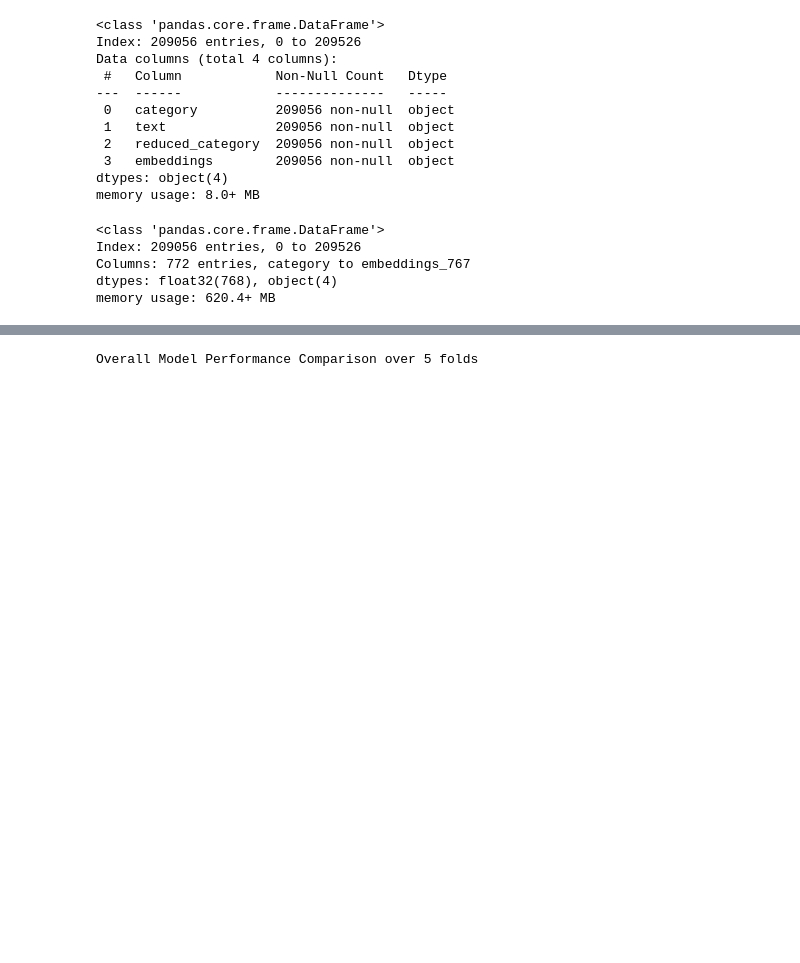
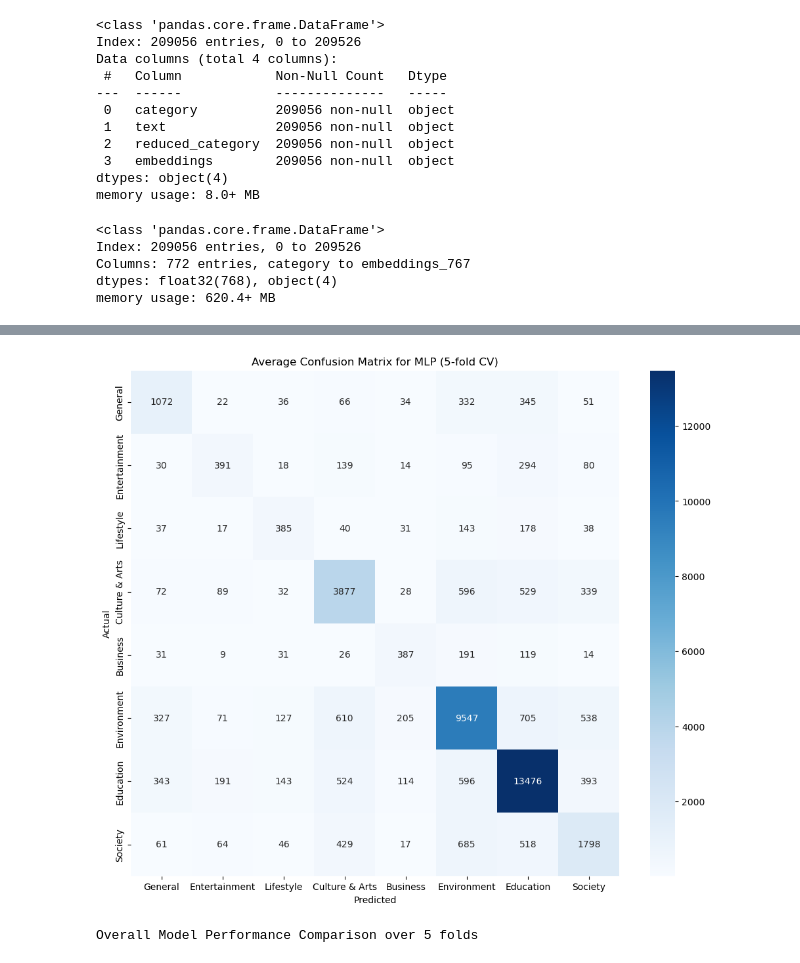
Before and after one commit to cjw612/News_Category_Classification, a Jupyter notebook: Classifcation.ipynb, the cells around one changed output, grey strips where cells are left out. Drawn from its saved outputs; the diff is of its cells as text; code cells hidden in the pictures; blank space fills up the shorter version.

```diff
--- a/Classifcation.ipynb
+++ b/Classifcation.ipynb
@@ -229,0 +363,64 @@ Average Accuracy across 5-folds: 0.7208
+# %%
+# Initialize hyperparameters and models
+kf = KFold(n_splits=k, shuffle=True, random_state=32)
+
+# Initialize model
+model = Sequential([
+    Dense(128, input_dim=X_train.shape[1], activation='relu'),
+    Dense(64, activation='relu'),
+    Dense(8, activation='softmax')  # Assuming 8 classes for multi-class classification
+])
+model.compile(optimizer=Adam(),
+              loss='sparse_categorical_crossentropy',
+              metrics=['accuracy'])
+
+model_name = "MLP"
+
+# Create lists to store metrics from each fold
+accuracies = []
+precisions = []
+recalls = []
+f1s = []
+confusion_matrices = []
+
+# Encode y for MLP
+encoder = LabelEncoder()
+y_encoded = encoder.fit_transform(y)
+
+# Loop through each fold
+for train_index, test_index in kf.split(X):
+    # Split data into training and testing sets
+    X_train, X_test = X.iloc[train_index], X.iloc[test_index]
+    y_train, y_test = y_encoded[train_index], y_encoded[test_index]
+
+    # 6. Train the model
+    history = model.fit(X_train, y_train, epochs=150, batch_size=32, verbose=0)
+
+    # 7. Make predictions on the test set
+    y_pred = model.predict(X_test)
+    y_pred_classes = np.argmax(y_pred, axis=1)  # Get the class with the highest probability
+
+    # 8. Calculate metrics for this fold
+    metrics = compute_metrics(y_test, y_pred_classes)
+
+    accuracies.append(metrics['accuracy'])
+    precisions.append(metrics['precision'])
+    recalls.append(metrics['recall'])
+    f1s.append(metrics['f1'])
+
+    # 9. Compute confusion matrix for this fold
+    cm = confusion_matrix(y_test, y_pred_classes)
+    confusion_matrices.append(cm)
+
+# Calculate average accuracy across all folds
+print(f"Average Accuracy across {k}-folds: {np.mean(accuracies):.4f}")
+
+# Store all average metrics in final table
+append_metrics(results, model_name, accuracies, precisions, recalls, f1s)
+
+# Calculate the average confusion matrix
+avg_cm = np.mean(confusion_matrices, axis=0).astype(int)
+
+# Plot Confusion Matrix as Heatmap (average confusion matrix)
+plot_confusion_matrix(avg_cm, model_name, k)
+# %% [output]
@@ -230,3 +433,4 @@ Average Accuracy across 5-folds: 0.7208
+[figure, added]
 # %%
 # Model comparison results
 results_df = pd.DataFrame(results)
```
Also changed, not shown: parts of 10 cells of this notebook, 1 other file.
